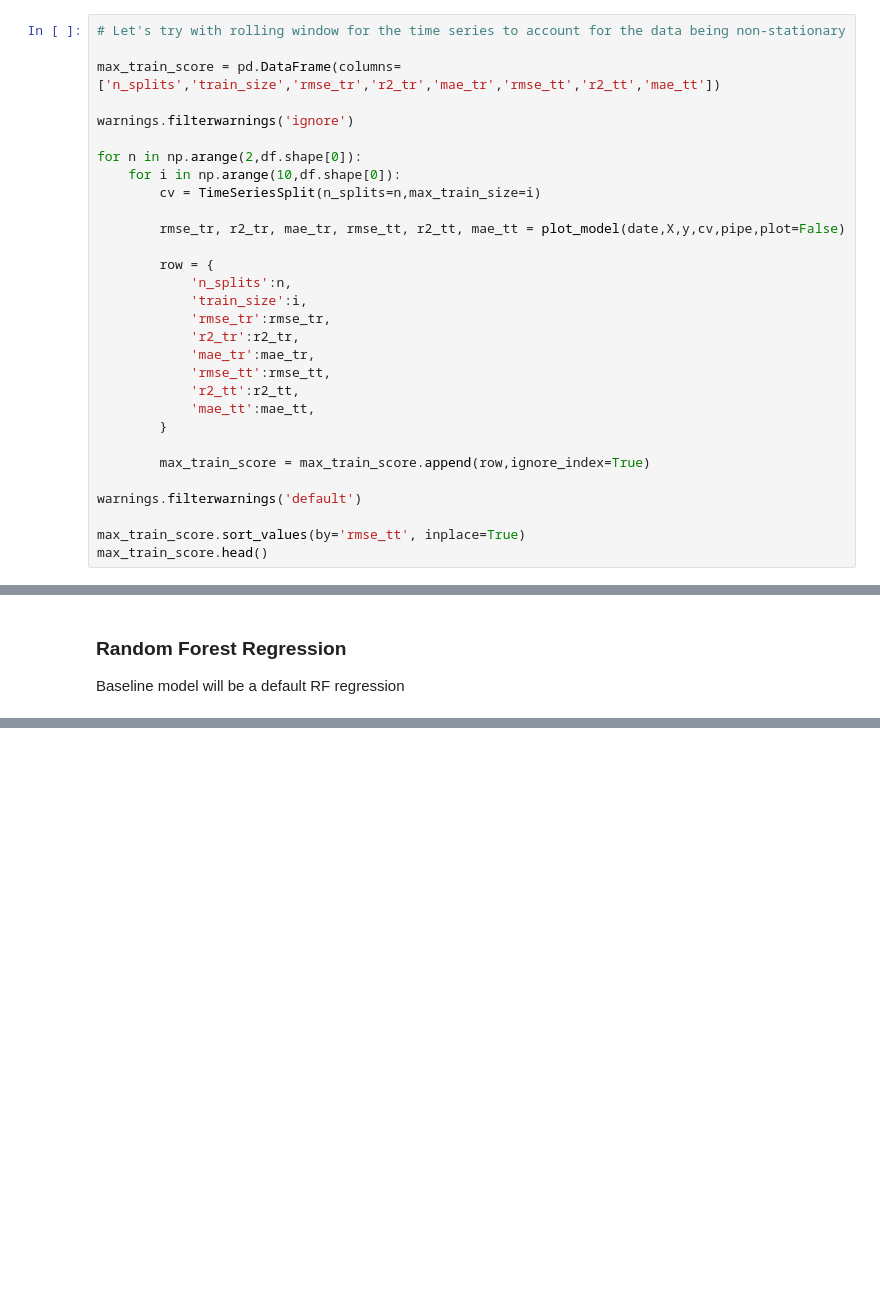
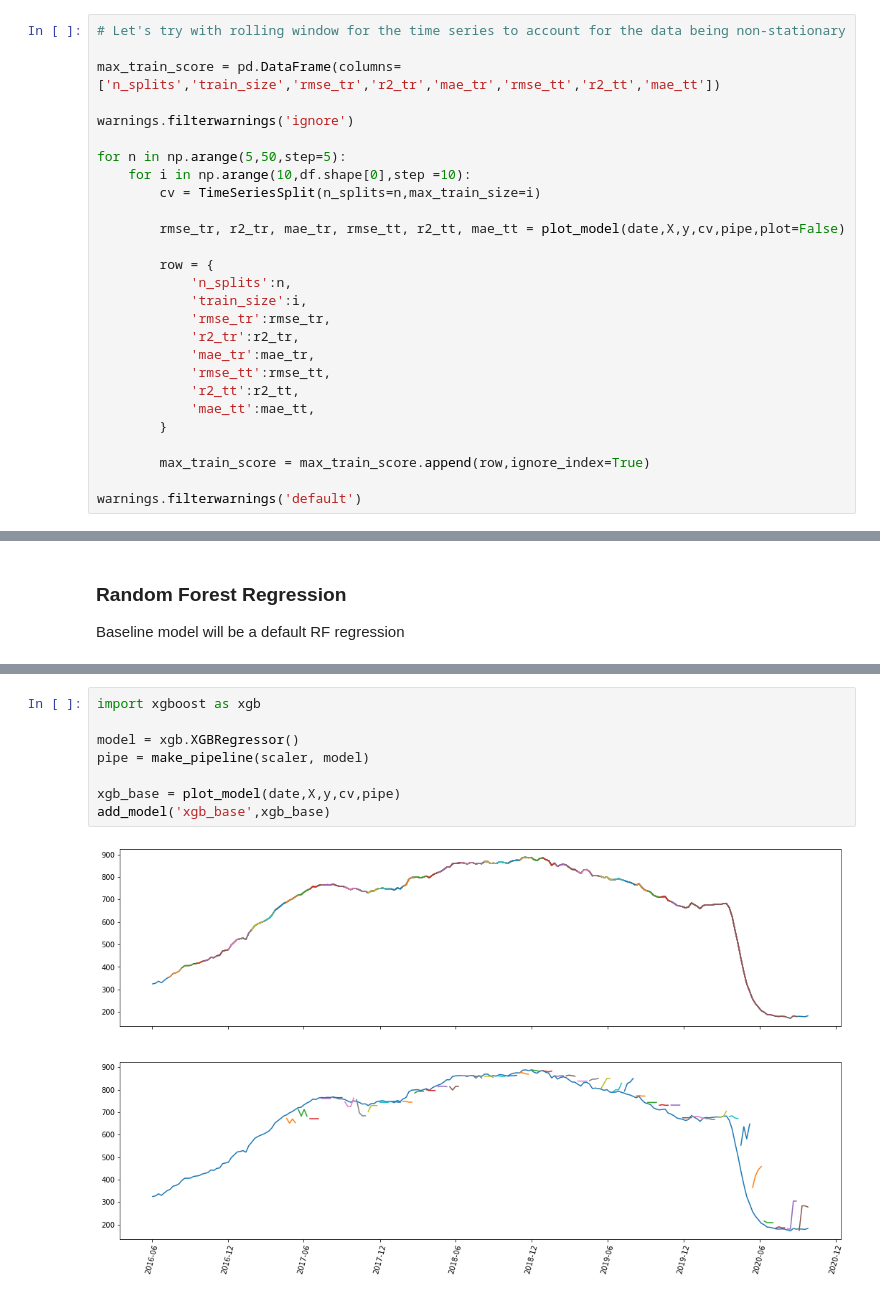
Before and after one commit to brspencer90/rig-count_L48, a Jupyter notebook: notebooks/5.1_Modelling.ipynb, the cells around one changed output, grey strips where cells are left out. Saved outputs shown, nothing was run; the diff lists cells and outputs as text; blank space fills up the shorter version.

Commit message:
syncing most recent modelling file

```diff
--- a/notebooks/5.1_Modelling.ipynb
+++ b/notebooks/5.1_Modelling.ipynb
@@ -221,8 +222,8 @@ max_train_score = pd.DataFrame(columns=['n_splits','train_size','rmse_tr','r2_tr
 
 warnings.filterwarnings('ignore')
 
-for n in np.arange(2,df.shape[0]):
-    for i in np.arange(10,df.shape[0]):
+for n in np.arange(5,50,step=5):
+    for i in np.arange(10,df.shape[0],step =10):
         cv = TimeSeriesSplit(n_splits=n,max_train_size=i)
 
         rmse_tr, r2_tr, mae_tr, rmse_tt, r2_tt, mae_tt = plot_model(date,X,y,cv,pipe,plot=False)
@@ -241,6 +242,3 @@ for n in np.arange(2,df.shape[0]):
         max_train_score = max_train_score.append(row,ignore_index=True)
 
 warnings.filterwarnings('default')
-
-max_train_score.sort_values(by='rmse_tt', inplace=True)
-max_train_score.head()
@@ -646,0 +893,10 @@ lasso_ak
+# %%
+import xgboost as xgb
+
+model = xgb.XGBRegressor()
+pipe = make_pipeline(scaler, model)
+
+xgb_base = plot_model(date,X,y,cv,pipe)
+add_model('xgb_base',xgb_base)
+# %% [output]
+[figure, added]
```
Also changed, not shown: parts of 41 cells of this notebook, 1 other file.
